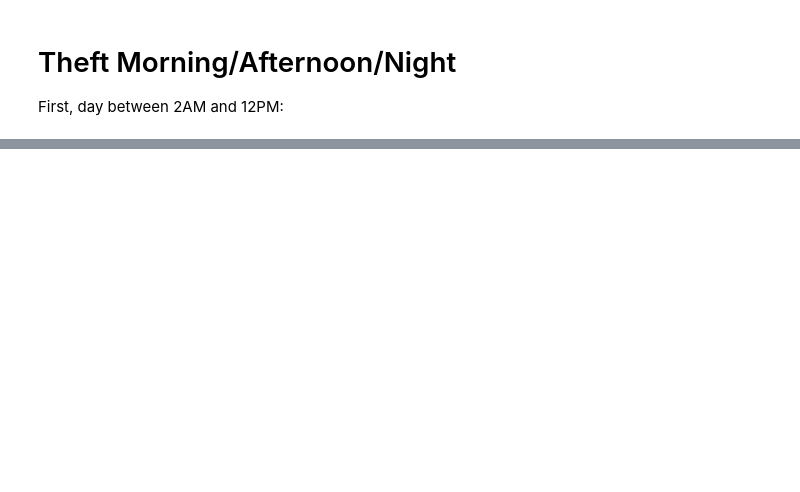
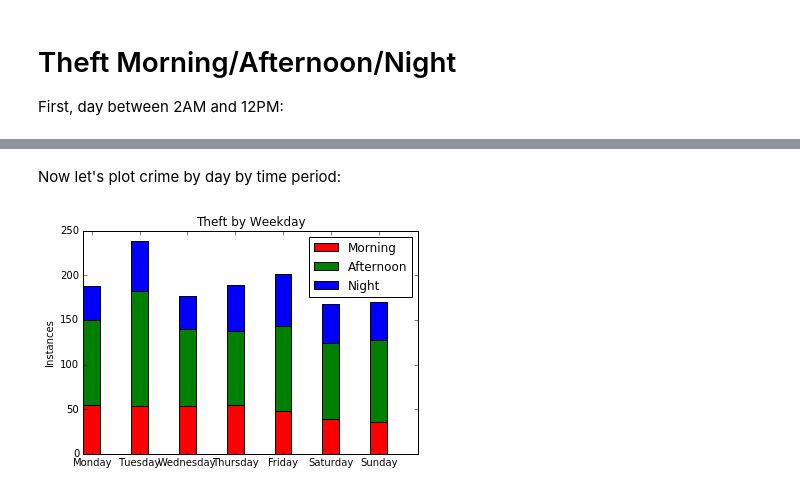
Before and after one commit to Hoverbear/PHYS-248, a Jupyter notebook: Assignment_04/A4P2.ipynb, the cells around one changed output, grey strips where cells are left out. Cells and saved outputs as stored; diff of their text form; code cells hidden in the pictures; blank space fills up the shorter version.

Commit message:
graphs

```diff
--- a/Assignment_04/A4P2.ipynb
+++ b/Assignment_04/A4P2.ipynb
@@ -342,0 +363,6 @@ WARNING: pylab import has clobbered these variables: ['plot']
+# %% [markdown]
+Now let's plot crime by day by time period:
+# %%
+bars("Theft", categories["Theft"]["crimes"], "weekday")
+# %% [output]
+[figure, added]
```
Also changed, not shown: parts of 15 cells of this notebook.
